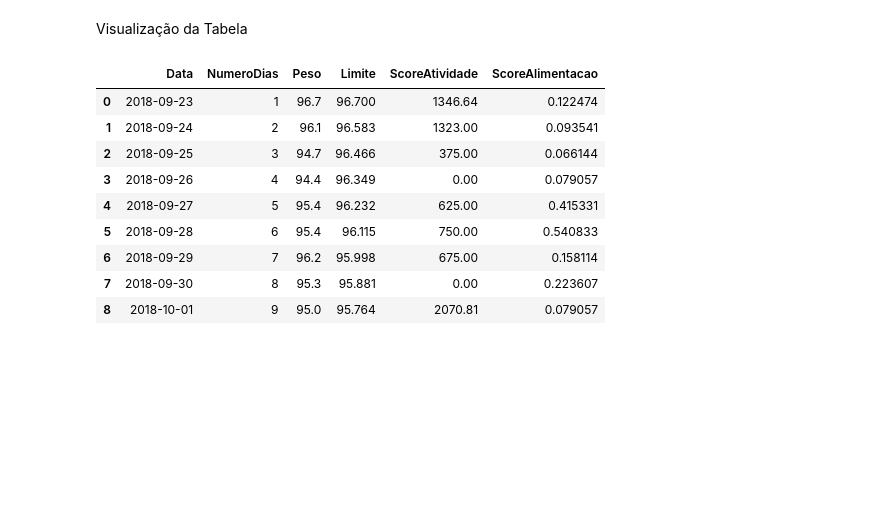
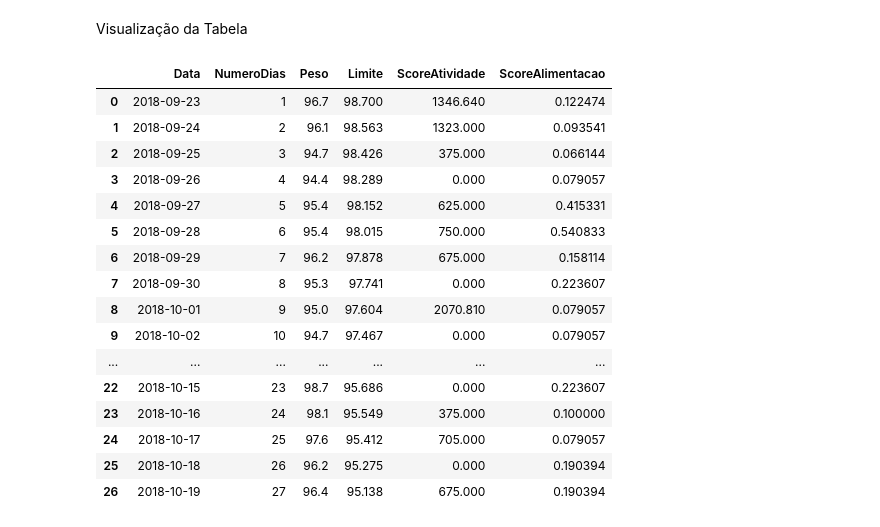
Before and after one commit to johnywalves/PyStudies, a Jupyter notebook: Controle_Peso_100_dias/ControleVerao2019.ipynb, the cells around one changed output. Drawn from its saved outputs; the diff is of its cells as text; code cells hidden in the pictures; blank space fills up the shorter version.

```diff
--- a/Controle_Peso_100_dias/ControleVerao2019.ipynb
+++ b/Controle_Peso_100_dias/ControleVerao2019.ipynb
@@ -17,13 +17,13 @@ def LerJSON(data):
     else:
         return json.loads(data)
 
-df_dados = pd.read_csv('./dados.csv', quotechar='\'', \
-                       converters={'AtividadeFisica':LerJSON, 'AlimentacaoTipo':LerJSON}, header=0)
+df_dados = pd.read_csv('./dados.csv', quotechar='\'', converters={'AtividadeFisica':LerJSON, 'AlimentacaoTipo':LerJSON}, header=0)
 # %% [markdown]
 Cálculo do limite de peso
 # %%
 count = df_dados['Peso'].count()
 max = df_dados['Peso'].max()
+df_dados['Peso'] = df_dados['Peso'].interpolate()
 
 linha_limite = pd.Series(range(0, focoDias))
 linha_limite = max - (linha_limite * ((max - focoPeso) / focoDias))
@@ -36,8 +36,12 @@ def scoreAtividade(data):
     for atividade in data:
         if (atividade['Tipo'] == 'Corrida'):
             score = score + atividade['Distancia'] * atividade['Velocidade']
+        elif (atividade['Tipo'] == 'Caminhada'):
+            score = score + atividade['Distancia'] * atividade['Velocidade'] * 0.5
+        elif (atividade['Tipo'] == 'Funcional'):
+            score = score + 30
         elif (atividade['Tipo'] == 'Musculação'):
-            score = 15
+            score = score + 15
     return score
 
 df_dados['ScoreAtividade'] = df_dados['AtividadeFisica'].apply(scoreAtividade)
@@ -50,6 +54,10 @@ def tipoAtividade(data):
             tipo = tipo + 1
         elif (atividade['Tipo'] == 'Musculação'):
             tipo = tipo + 2
+        elif (atividade['Tipo'] == 'Funcional'):
+            tipo = tipo + 4
+        elif (atividade['Tipo'] == 'Musculação'):
+            tipo = tipo + 8
     return tipo
 
 df_dados['Tipo'] = df_dados['AtividadeFisica'].apply(tipoAtividade)
@@ -75,6 +83,7 @@ def nivelAlimentacao(data):
         'Baixa': lambda: 1,
         'Moderada': lambda: 2,
         'Alta': lambda: 4,
+        'Exagerada': lambda: 8,
     }.get(data, lambda: 0)()
 
 alimentacaoTipo = df_dados['AlimentacaoTipo'].apply(tipoAlimentacao)
@@ -101,15 +113,23 @@ plt.show()
 # %% [markdown]
 Visualização da Tabela
 # %%
-df_dados[['Data', 'NumeroDias', 'Peso', 'Limite', 'ScoreAtividade', 'ScoreAlimentacao']]
+tabela = df_dados[['Data', 'NumeroDias', 'Peso', 'Limite', 'ScoreAtividade', 'ScoreAlimentacao']]
+tabela
 # %% [output]
 |  | Data | NumeroDias | Peso | Limite | ScoreAtividade | ScoreAlimentacao |
-| 0 | 2018-09-23 | 1 | 96.7 | 96.700 | 1346.64 | 0.122474 |
-| 1 | 2018-09-24 | 2 | 96.1 | 96.583 | 1323.00 | 0.093541 |
-| 2 | 2018-09-25 | 3 | 94.7 | 96.466 | 375.00 | 0.066144 |
-| 3 | 2018-09-26 | 4 | 94.4 | 96.349 | 0.00 | 0.079057 |
-| 4 | 2018-09-27 | 5 | 95.4 | 96.232 | 625.00 | 0.415331 |
-| 5 | 2018-09-28 | 6 | 95.4 | 96.115 | 750.00 | 0.540833 |
-| 6 | 2018-09-29 | 7 | 96.2 | 95.998 | 675.00 | 0.158114 |
-| 7 | 2018-09-30 | 8 | 95.3 | 95.881 | 0.00 | 0.223607 |
-| 8 | 2018-10-01 | 9 | 95.0 | 95.764 | 2070.81 | 0.079057 |
+| 0 | 2018-09-23 | 1 | 96.7 | 98.700 | 1346.640 | 0.122474 |
+| 1 | 2018-09-24 | 2 | 96.1 | 98.563 | 1323.000 | 0.093541 |
+| 2 | 2018-09-25 | 3 | 94.7 | 98.426 | 375.000 | 0.066144 |
+| 3 | 2018-09-26 | 4 | 94.4 | 98.289 | 0.000 | 0.079057 |
+| 4 | 2018-09-27 | 5 | 95.4 | 98.152 | 625.000 | 0.415331 |
+| 5 | 2018-09-28 | 6 | 95.4 | 98.015 | 750.000 | 0.540833 |
+| 6 | 2018-09-29 | 7 | 96.2 | 97.878 | 675.000 | 0.158114 |
+| 7 | 2018-09-30 | 8 | 95.3 | 97.741 | 0.000 | 0.223607 |
+| 8 | 2018-10-01 | 9 | 95.0 | 97.604 | 2070.810 | 0.079057 |
+| 9 | 2018-10-02 | 10 | 94.7 | 97.467 | 0.000 | 0.079057 |
+| ... | ... | ... | ... | ... | ... | ... |
+| 22 | 2018-10-15 | 23 | 98.7 | 95.686 | 0.000 | 0.223607 |
+| 23 | 2018-10-16 | 24 | 98.1 | 95.549 | 375.000 | 0.100000 |
+| 24 | 2018-10-17 | 25 | 97.6 | 95.412 | 705.000 | 0.079057 |
+| 25 | 2018-10-18 | 26 | 96.2 | 95.275 | 0.000 | 0.190394 |
+| 26 | 2018-10-19 | 27 | 96.4 | 95.138 | 675.000 | 0.190394 |
```
Also changed, not shown: parts of 1 cell of this notebook, 2 other files.
